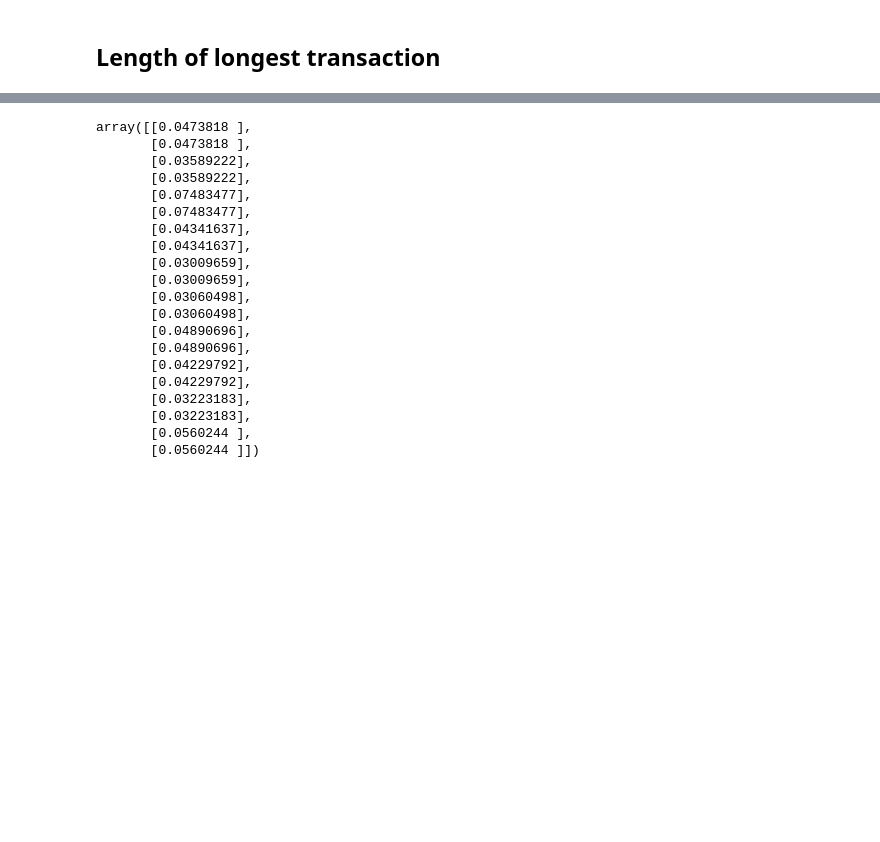
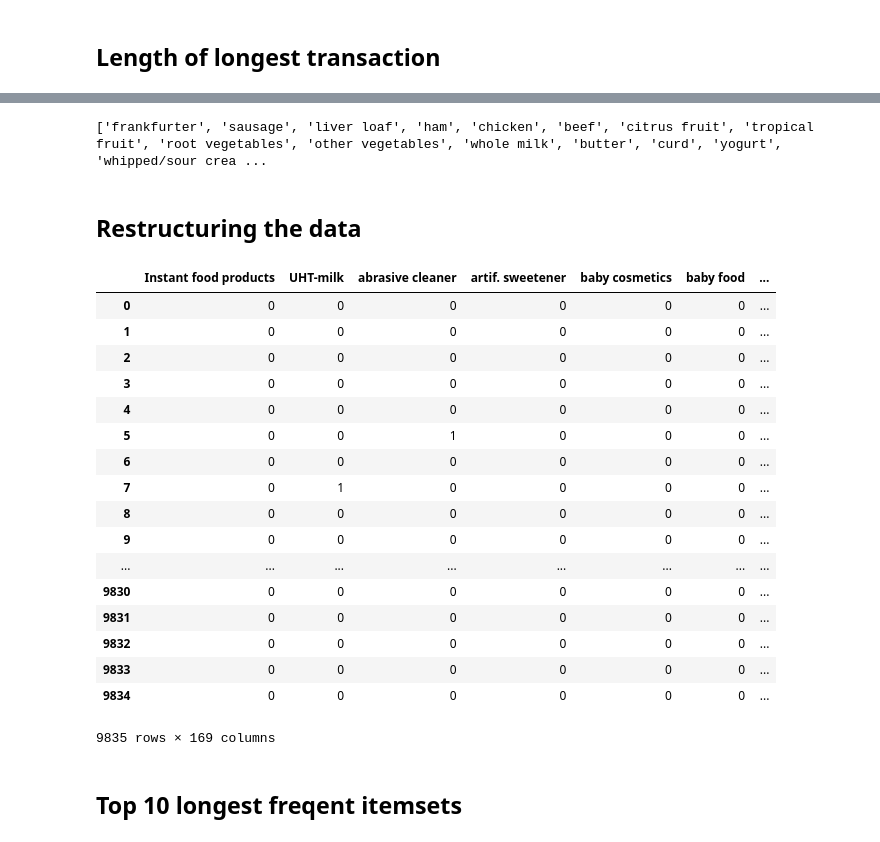
Before and after one commit to Sh-Abdullah-Aslam/market-basket-analysis-on-transactional-data, a Jupyter notebook: Working.ipynb, the cells around one changed output, grey strips where cells are left out. Cells and saved outputs as stored; diff of their text form; code cells hidden in the pictures; blank space fills up the shorter version.

```diff
--- a/Working.ipynb
+++ b/Working.ipynb
@@ -75 +61,7 @@ print(list(no_of_times_bought_sorted.keys()))
+# %%
+print(list(longest_transaction))
+# %% [output]
+['frankfurter', 'sausage', 'liver loaf', 'ham', 'chicken', 'beef', 'citrus fruit', 'tropical fruit', 'root vegetables', 'other vegetables', 'whole milk', 'butter', 'curd', 'yogurt', 'whipped/sour crea ...
+# %% [markdown]
+## Restructuring the data
 # %%
@@ -85,0 +78,24 @@ GRO_copy.to_csv('data/groceries_new.csv')
+# %%
+transactions_copy = pd.read_csv('data/groceries_new.csv')
+transactions_copy = transactions_copy.drop(transactions_copy.columns[0], axis=1)
+transactions_copy_sorted = transactions_copy.reindex(sorted(transactions_copy.columns), axis=1)
+transactions_copy_sorted
+# %% [output]
+|  | Instant food products | UHT-milk | abrasive cleaner | artif. sweetener | baby cosmetics | baby food | ... |
+| 0 | 0 | 0 | 0 | 0 | 0 | 0 | ... |
+| 1 | 0 | 0 | 0 | 0 | 0 | 0 | ... |
+| 2 | 0 | 0 | 0 | 0 | 0 | 0 | ... |
+| 3 | 0 | 0 | 0 | 0 | 0 | 0 | ... |
+| 4 | 0 | 0 | 0 | 0 | 0 | 0 | ... |
+| 5 | 0 | 0 | 1 | 0 | 0 | 0 | ... |
+| 6 | 0 | 0 | 0 | 0 | 0 | 0 | ... |
+| 7 | 0 | 1 | 0 | 0 | 0 | 0 | ... |
+| 8 | 0 | 0 | 0 | 0 | 0 | 0 | ... |
+| 9 | 0 | 0 | 0 | 0 | 0 | 0 | ... |
+| ... | ... | ... | ... | ... | ... | ... | ... |
+| 9830 | 0 | 0 | 0 | 0 | 0 | 0 | ... |
+| 9831 | 0 | 0 | 0 | 0 | 0 | 0 | ... |
+| 9832 | 0 | 0 | 0 | 0 | 0 | 0 | ... |
+| 9833 | 0 | 0 | 0 | 0 | 0 | 0 | ... |
+| 9834 | 0 | 0 | 0 | 0 | 0 | 0 | ... |
+9835 rows × 169 columns
@@ -100,23 +111,2 @@ confidence=RULES.as_matrix(columns=['confidence'])
-# %%
-support
-# %% [output]
-array([[0.0473818 ],
-       [0.0473818 ],
-       [0.03589222],
-       [0.03589222],
-       [0.07483477],
-       [0.07483477],
-       [0.04341637],
-       [0.04341637],
-       [0.03009659],
-       [0.03009659],
-       [0.03060498],
-       [0.03060498],
-       [0.04890696],
-       [0.04890696],
-       [0.04229792],
-       [0.04229792],
-       [0.03223183],
-       [0.03223183],
-       [0.0560244 ],
-       [0.0560244 ]])
+# %% [markdown]
+## Top 10 longest freqent itemsets
```
Also changed, not shown: parts of 24 cells of this notebook, 7 other files.
